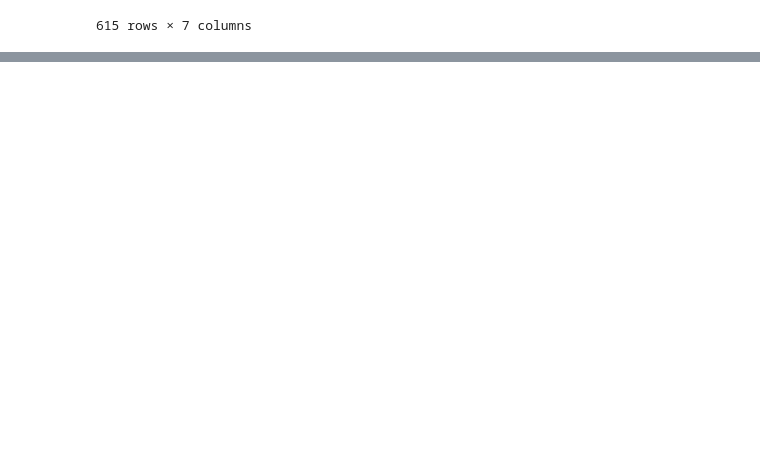
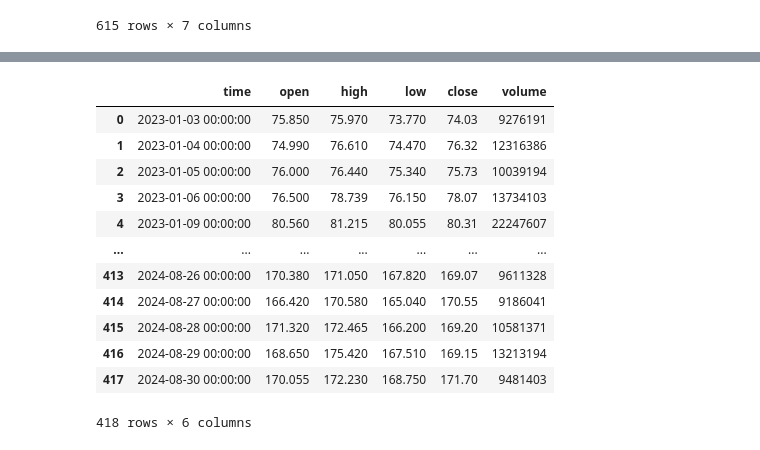
Before and after one commit to Belayohio/project_1, a Jupyter notebook: MP_work_notebook.ipynb, the cells around one changed output, grey strips where cells are left out. Saved outputs shown, nothing was run; the diff lists cells and outputs as text; code cells hidden in the pictures; blank space fills up the shorter version.

```diff
--- a/MP_work_notebook.ipynb
+++ b/MP_work_notebook.ipynb
@@ -202,0 +183,17 @@ amd_df
+# %%
+tsm_df = fetch_data('TSM', '2023-01-01', '2024-09-01')
+tsm_df
+# %% [output]
+|  | time | open | high | low | close | volume |
+| 0 | 2023-01-03 00:00:00 | 75.850 | 75.970 | 73.770 | 74.03 | 9276191 |
+| 1 | 2023-01-04 00:00:00 | 74.990 | 76.610 | 74.470 | 76.32 | 12316386 |
+| 2 | 2023-01-05 00:00:00 | 76.000 | 76.440 | 75.340 | 75.73 | 10039194 |
+| 3 | 2023-01-06 00:00:00 | 76.500 | 78.739 | 76.150 | 78.07 | 13734103 |
+| 4 | 2023-01-09 00:00:00 | 80.560 | 81.215 | 80.055 | 80.31 | 22247607 |
+| ... | ... | ... | ... | ... | ... | ... |
+| 413 | 2024-08-26 00:00:00 | 170.380 | 171.050 | 167.820 | 169.07 | 9611328 |
+| 414 | 2024-08-27 00:00:00 | 166.420 | 170.580 | 165.040 | 170.55 | 9186041 |
+| 415 | 2024-08-28 00:00:00 | 171.320 | 172.465 | 166.200 | 169.20 | 10581371 |
+| 416 | 2024-08-29 00:00:00 | 168.650 | 175.420 | 167.510 | 169.15 | 13213194 |
+| 417 | 2024-08-30 00:00:00 | 170.055 | 172.230 | 168.750 | 171.70 | 9481403 |
+418 rows × 6 columns
```
Also changed, not shown: parts of 4 cells of this notebook.
